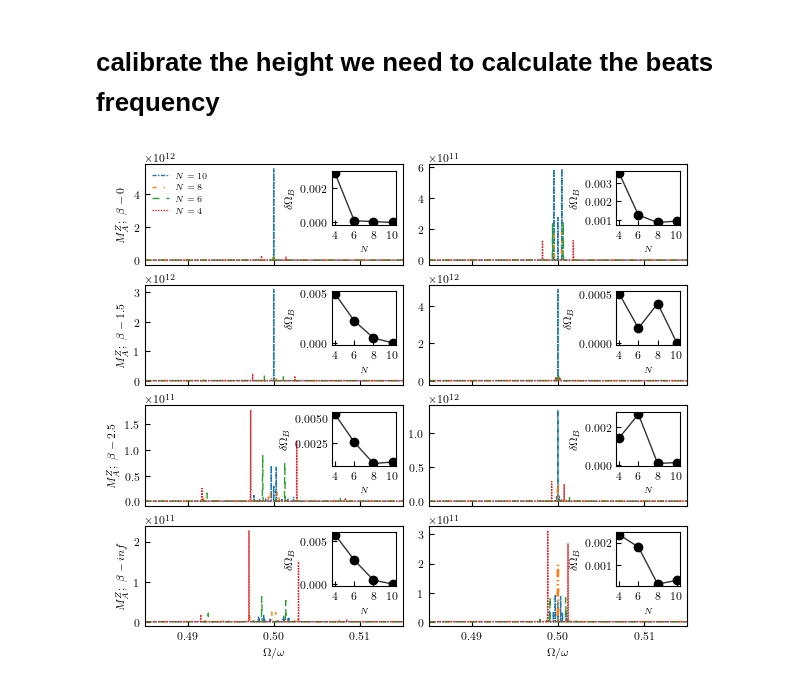
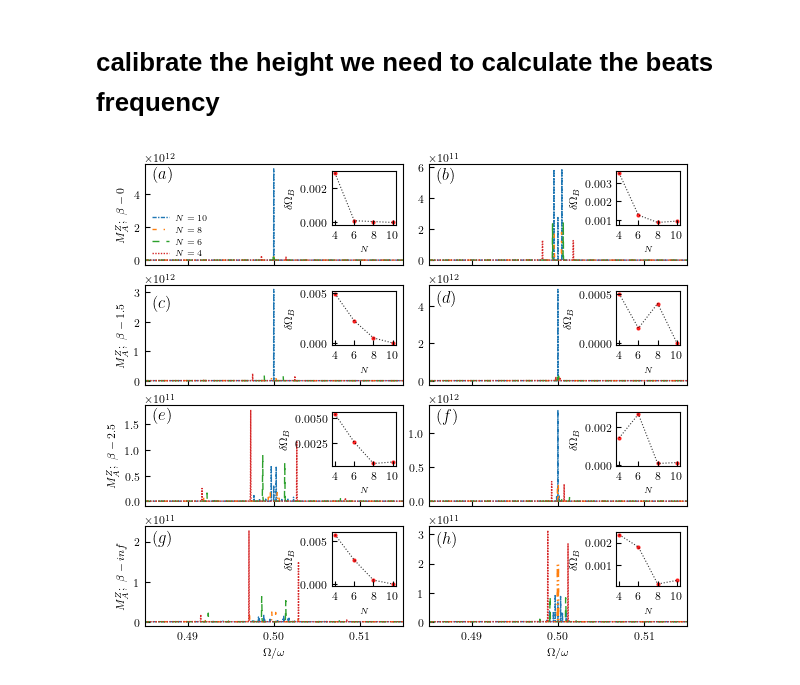
Before and after one commit to rahmahi/Chimera_Time_Crystal, a Jupyter notebook: codes/new_algo/regional_magnetization/fft_beats/fft_long_multipleN_upto10.ipynb, the cells around one changed output. Cells and saved outputs as stored; diff of their text form; code cells hidden in the pictures.

```diff
--- a/codes/new_algo/regional_magnetization/fft_beats/fft_long_multipleN_upto10.ipynb
+++ b/codes/new_algo/regional_magnetization/fft_beats/fft_long_multipleN_upto10.ipynb
@@ -332,37 +332,47 @@ with open("mz_fft.txt", 'r') as fp:
             '''
             axs[b][jj].tick_params(which='both', axis="both", direction="in")
             axs[b][jj].set_xlim(0.485,.515)
-            axs[0][0].legend(fontsize = legendftsize, frameon = False, loc =2)
-            #axs[b][jj].text(0.487, 1.7e11, fr"$\beta-{beta}$", fontsize= 7)
+            axs[0][0].legend(fontsize = legendftsize, frameon = False, loc =3)
             axs[b][0].set_ylabel(fr"$M^Z_A;~\beta-{beta}$")
             axs[-1][jj].set_xlabel(r"$\Omega/\omega$")
             axs[-1][jj].set_xticks([0.49,.5,.51])
 
 for jj in range(2):
     for b in range(4):
         left, bottom, width, height = [0.82, 0.4, 0.41, 1.2]
         inset = inset_axes(axs[b][jj], width="60%", height="45%",loc = "upper right",\
                               bbox_to_anchor=([left, bottom, width, height]),\
                               bbox_transform=axs[b][jj].transAxes, borderpad=6)
         nst = Ns.T
         btfrt = btfr.T
-        inset.scatter(nst[b][jj], btfrt[b][jj], color ='black')
-        inset.plot(nst[b][jj], btfrt[b][jj], color ='black', alpha = 0.8, linewidth = 1)
+        inset.scatter(nst[b][jj], btfrt[b][jj], color ='red', s = 4.0,alpha = 0.8)
+        inset.plot(nst[b][jj], btfrt[b][jj], color ='black', alpha = 0.8, linewidth = 0.8, linestyle = 'dotted')
 
 
         inset.set_xlabel('$N$', fontsize = 6)
         inset.set_ylabel('$\delta \Omega_B$')
         #inset.set_yscale('log')
         inset.set_xticks(nst[b][jj])
         #inset.set_xticks([4,6,8,10], fontsize = 6)
         inset.tick_params(which='both', axis="both", direction="in")
         #inset.set_ylim(1e-7, 1e-2)
 
+axs[0][0].text(0.486, 5e12, r"$(a)$", fontsize= 12)
+axs[0][1].text(0.486, 5.2e11, r"$(b)$", fontsize= 12)
+axs[1][0].text(0.486, 2.5e12, r"$(c)$", fontsize= 12)
+axs[1][1].text(0.486, 4.2e12, r"$(d)$", fontsize= 12)
+axs[2][0].text(0.486, 1.6e11, r"$(e)$", fontsize= 12)
+axs[2][1].text(0.486, 1.2e12, r"$(f)$", fontsize= 12)
+axs[3][0].text(0.486, 2.e11, r"$(g)$", fontsize= 12)
+axs[3][1].text(0.486, 2.7e11, r"$(h)$", fontsize= 12)
+
+
+
 figname = 'regional_mag_FFT_strong.pdf'
 figname1 = 'regional_mag_FFT_strong.svg'
 plt.savefig(figname, bbox_inches='tight', pad_inches=0.0)
 plt.savefig(figname1, bbox_inches='tight', pad_inches=0.0, dpi=300)
 
 plt.show()
 # %% [output]
-[figure, old version]
+[figure, new version]
```
Also changed, not shown: 1 other file.
